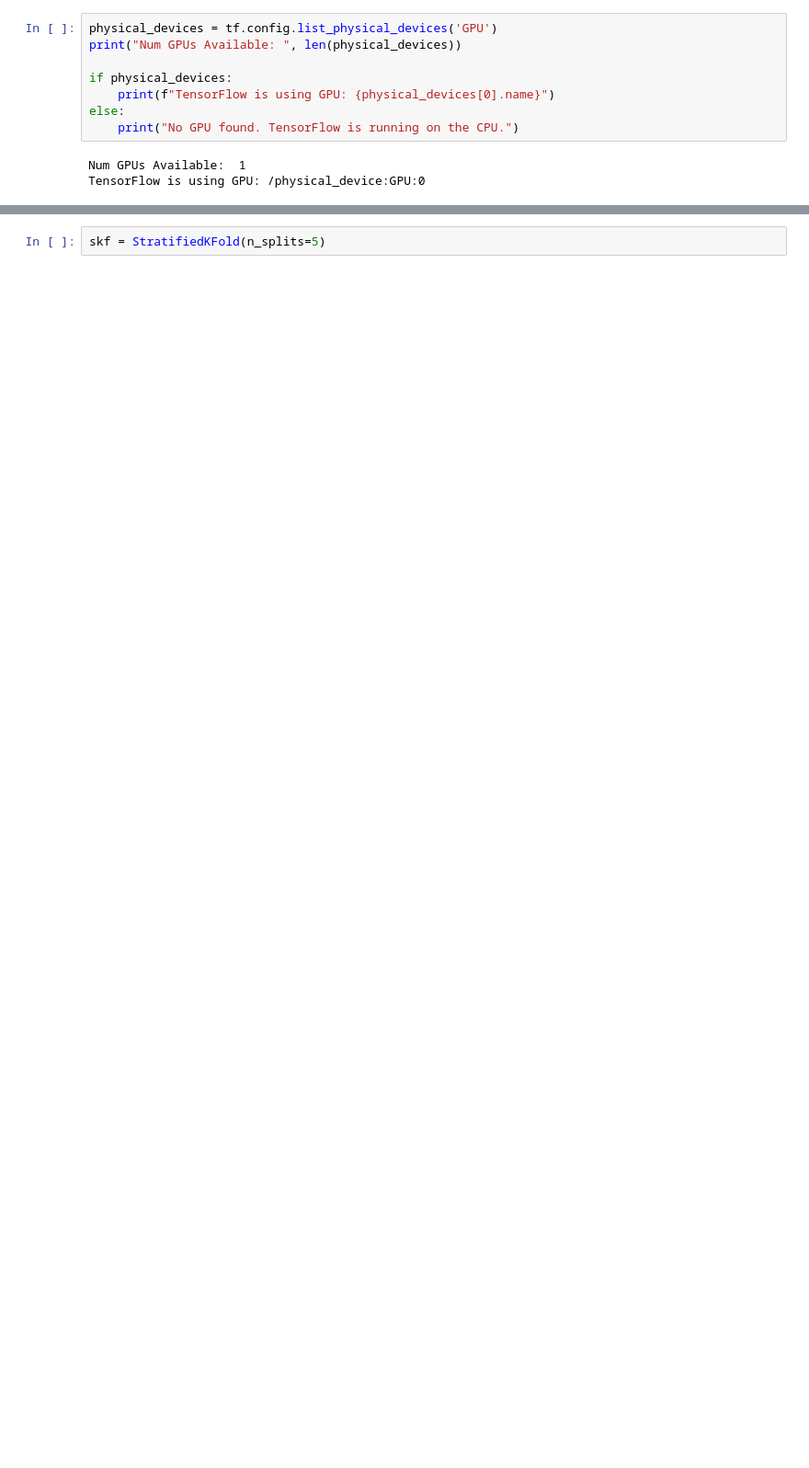
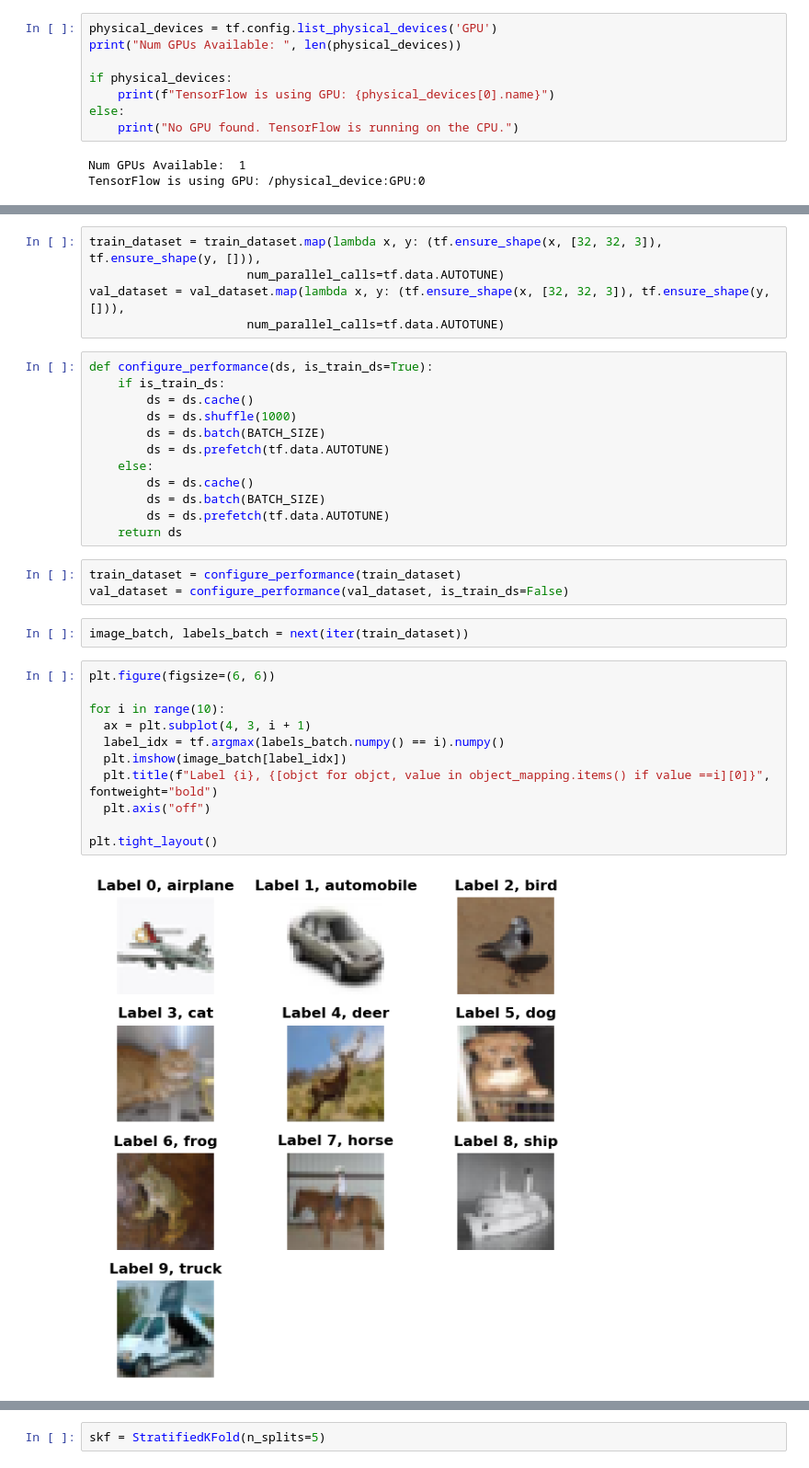
Before and after one commit to danieltar18/mlp-tensorflow, a Jupyter notebook: cifar_10/cifar.ipynb, the cells around one changed output, grey strips where cells are left out. Shown at 92% size. Cells and saved outputs as stored; diff of their text form; blank space fills up the shorter version.

```diff
--- a/cifar_10/cifar.ipynb
+++ b/cifar_10/cifar.ipynb
@@ -306,0 +123,35 @@ accuracy = accuracy_score(y_true, y_pred)
+# %%
+train_dataset = train_dataset.map(lambda x, y: (tf.ensure_shape(x, [32, 32, 3]), tf.ensure_shape(y, [])),
+                      num_parallel_calls=tf.data.AUTOTUNE)
+val_dataset = val_dataset.map(lambda x, y: (tf.ensure_shape(x, [32, 32, 3]), tf.ensure_shape(y, [])),
+                      num_parallel_calls=tf.data.AUTOTUNE)
+# %%
+def configure_performance(ds, is_train_ds=True):
+    if is_train_ds:
+        ds = ds.cache()
+        ds = ds.shuffle(1000)
+        ds = ds.batch(BATCH_SIZE)
+        ds = ds.prefetch(tf.data.AUTOTUNE)
+    else:
+        ds = ds.cache()
+        ds = ds.batch(BATCH_SIZE)
+        ds = ds.prefetch(tf.data.AUTOTUNE)
+    return ds
+# %%
+train_dataset = configure_performance(train_dataset)
+val_dataset = configure_performance(val_dataset, is_train_ds=False)
+# %%
+image_batch, labels_batch = next(iter(train_dataset))
+# %%
+plt.figure(figsize=(6, 6))
+
+for i in range(10):
+  ax = plt.subplot(4, 3, i + 1)
+  label_idx = tf.argmax(labels_batch.numpy() == i).numpy()
+  plt.imshow(image_batch[label_idx])
+  plt.title(f"Label {i}, {[objct for objct, value in object_mapping.items() if value ==i][0]}", fontweight="bold")
+  plt.axis("off")
+
+plt.tight_layout()
+# %% [output]
+[figure, added]
```
Also changed, not shown: parts of 113 cells of this notebook, 7 other files.
